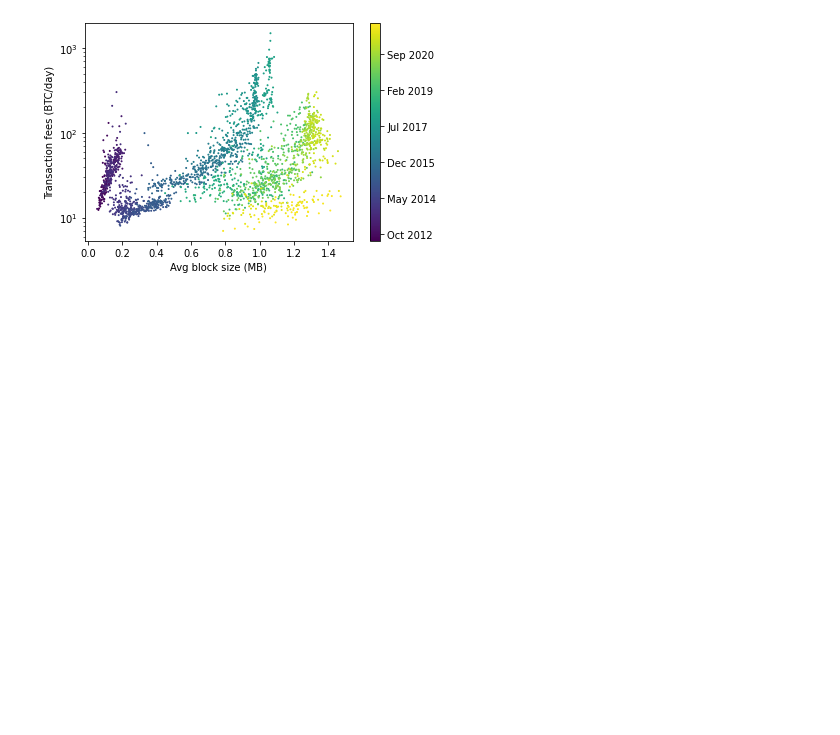
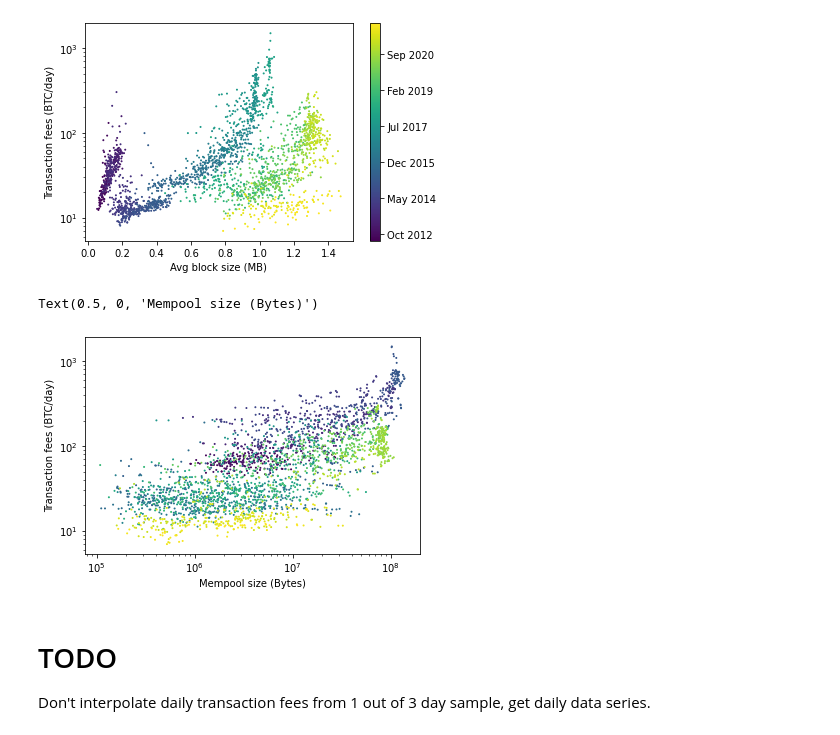
Before and after one commit to QRB-Labs/qrb, a Jupyter notebook: analysis/mining_dynamics.ipynb, the cells around one changed output. Cells and saved outputs as stored; diff of their text form; code cells hidden in the pictures; blank space fills up the shorter version.

Commit message:
mempool size vs txn fees

```diff
--- a/analysis/mining_dynamics.ipynb
+++ b/analysis/mining_dynamics.ipynb
@@ -108,3 +108,23 @@ cb=plt.colorbar()
 cb.set_ticklabels([timestamp_label(t) for t in cb.get_ticks()])
 # %% [output]
 [figure]
+# %%
+mempool_size = pd.read_csv('mempool-size.csv')
+mempool_size.set_index('Timestamp', inplace=True)
+mempool_size.index = pd.to_datetime(mempool_size.index)
+# %%
+df3 = df2.merge(mempool_size, how='outer', on='Timestamp', sort=True)
+df3 = df3.loc[df3.index>pd.to_datetime('2016-06-14')]
+df3.interpolate(method='time', inplace=True)
+plt.scatter(x=df3['mempool-size'], y=df3['transaction-fees'],
+                 s=1, c=df3.index, cmap='viridis')
+plt.yscale('log')
+plt.xscale('log')
+plt.ylabel('Transaction fees (BTC/day)')
+plt.xlabel('Mempool size (Bytes)')
+# %% [output]
+Text(0.5, 0, 'Mempool size (Bytes)')
+[figure, added]
+# %% [markdown]
+# TODO
+Don't interpolate daily transaction fees from 1 out of 3 day sample, get daily data series.
```
